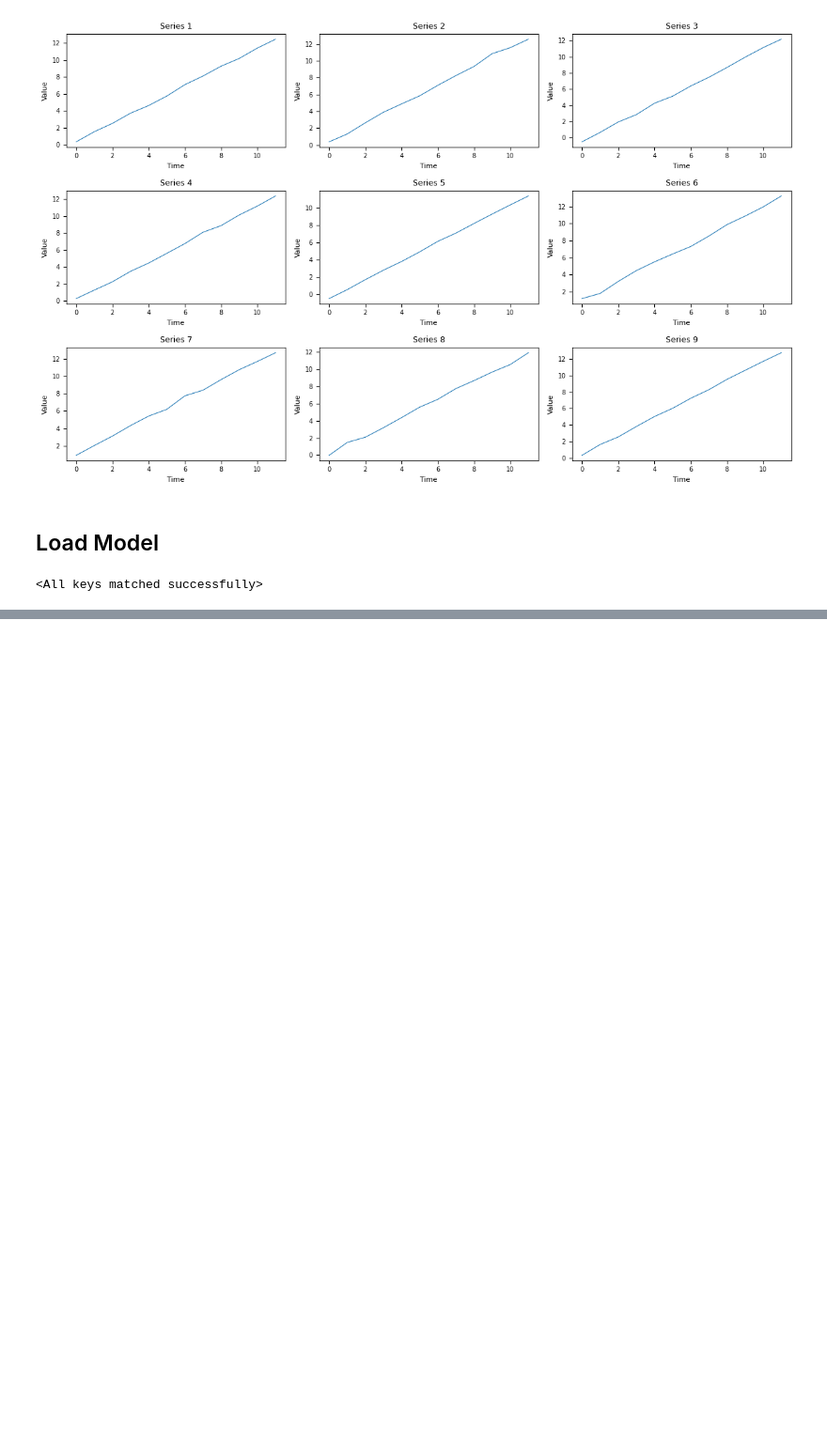
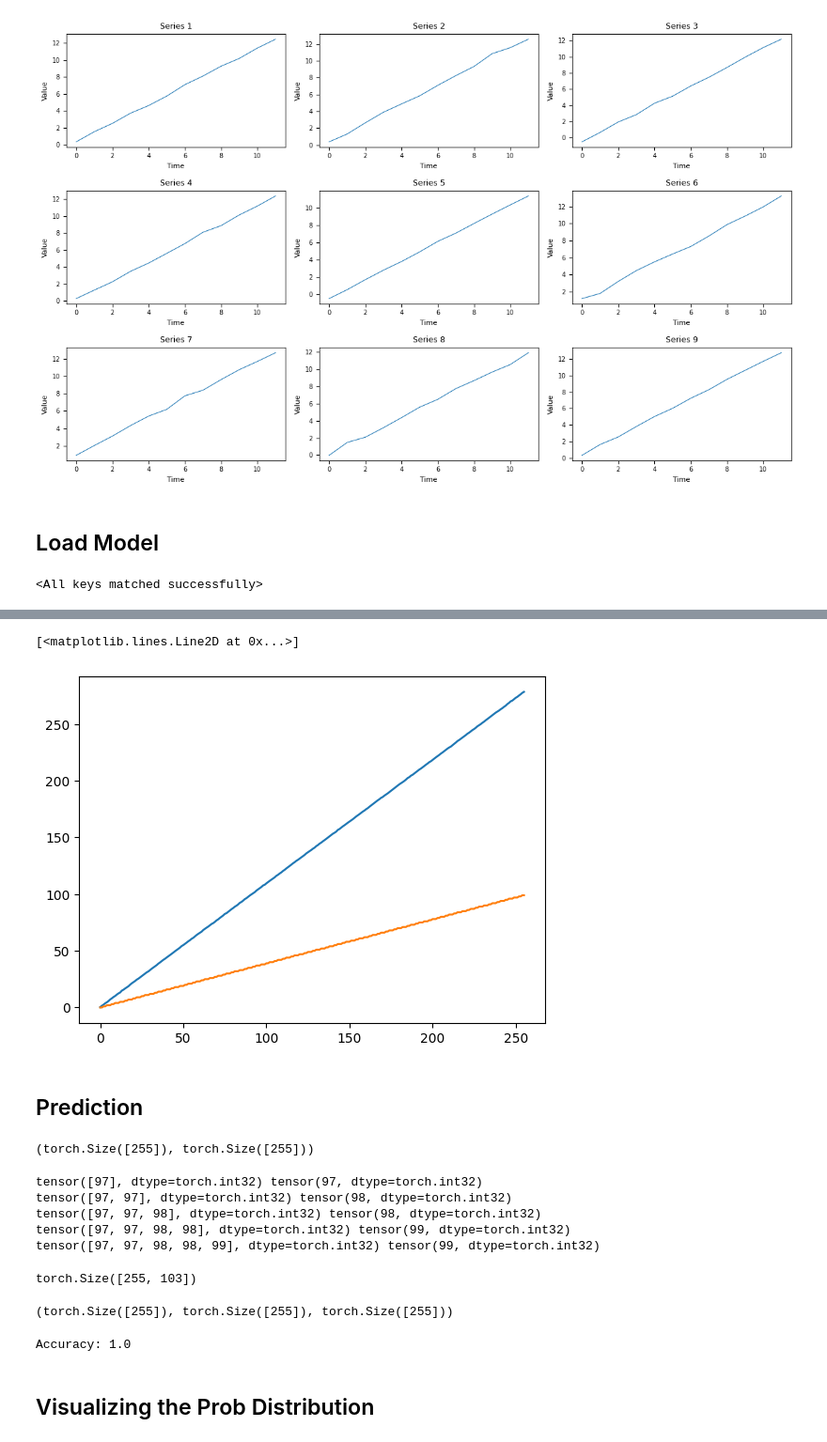
Before and after one commit to Pratik-Doshi-99/time-series-fms, a Jupyter notebook: exploration/benchmark_perf.ipynb, the cells around one changed output, grey strips where cells are left out. Shown at 94% size. Drawn from its saved outputs; the diff is of its cells as text; code cells hidden in the pictures; blank space fills up the shorter version.

```diff
--- a/exploration/benchmark_perf.ipynb
+++ b/exploration/benchmark_perf.ipynb
@@ -106,0 +128,30 @@ model.load_state_dict(state_dict)
+# %%
+from data.dataset import generate_time_series, TSPreprocessor
+data = torch.load('../benchmark_data/benchmark_strong_uptrend_medium.pt',weights_only=False)['tensors']
+sample = data[0,:]
+plt.plot(sample)
+
+
+preprocessor = TSPreprocessor(num_classes=100)
+x, meta = preprocessor.preprocess_series(sample.numpy())
+plt.plot(x)
+# %% [output]
+[<matplotlib.lines.Line2D at 0x...>]
+[figure, added]
+# %% [markdown]
+## Prediction
+# %%
+x_item = x[:-1].int()
+y_item = x[1:].int()
+x_item.shape, y_item.shape
+# %% [output]
+(torch.Size([255]), torch.Size([255]))
+# %%
+for i in range(250,255):
+    print(x_item[250:i+1], y_item[i])
+# %% [output]
+tensor([97], dtype=torch.int32) tensor(97, dtype=torch.int32)
+tensor([97, 97], dtype=torch.int32) tensor(98, dtype=torch.int32)
+tensor([97, 97, 98], dtype=torch.int32) tensor(98, dtype=torch.int32)
+tensor([97, 97, 98, 98], dtype=torch.int32) tensor(99, dtype=torch.int32)
+tensor([97, 97, 98, 98, 99], dtype=torch.int32) tensor(99, dtype=torch.int32)
@@ -106,0 +162,16 @@ model.load_state_dict(state_dict)
+# %%
+logits.shape
+# %% [output]
+torch.Size([255, 103])
+# %%
+y_pred = logits.argmax(dim=-1)
+y_pred.shape, x_item.shape, y_item.shape
+# %% [output]
+(torch.Size([255]), torch.Size([255]), torch.Size([255]))
+# %%
+acc = (y_pred == y_item).sum() / y_item.numel()
+print('Accuracy:',acc.item())
+# %% [output]
+Accuracy: 1.0
+# %% [markdown]
+## Visualizing the Prob Distribution
```
Also changed, not shown: parts of 14 cells of this notebook, 2 other files.
